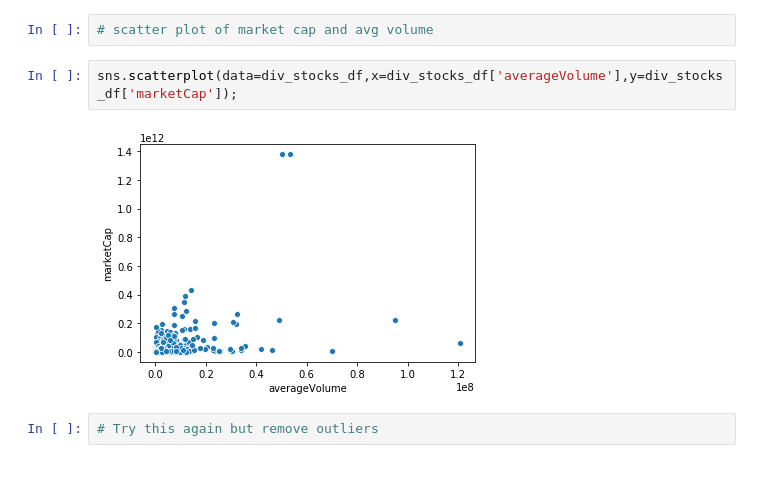
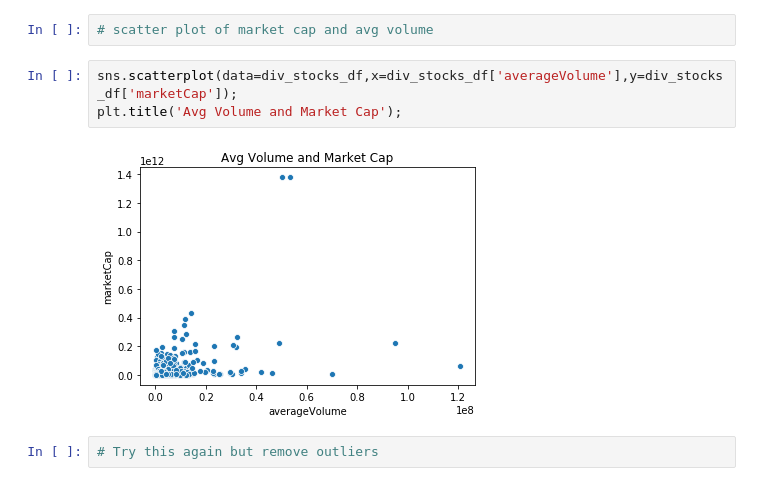
Before and after one commit to ipatel467/Stock-Market-Analysis, a Jupyter notebook: Stocks.ipynb, the cells around one changed output. Cells and saved outputs as stored; diff of their text form.

```diff
--- a/Stocks.ipynb
+++ b/Stocks.ipynb
@@ -545,8 +545,9 @@ div_stocks_df['industry'].nunique()
 # scatter plot of market cap and avg volume
 # %%
 sns.scatterplot(data=div_stocks_df,x=div_stocks_df['averageVolume'],y=div_stocks_df['marketCap']);
+plt.title('Avg Volume and Market Cap');
 # %% [output]
-[figure, old version]
+[figure, new version]
 # %%
 # Try this again but remove outliers
 # %%
```
Also changed, not shown: parts of 1 cell of this notebook.
